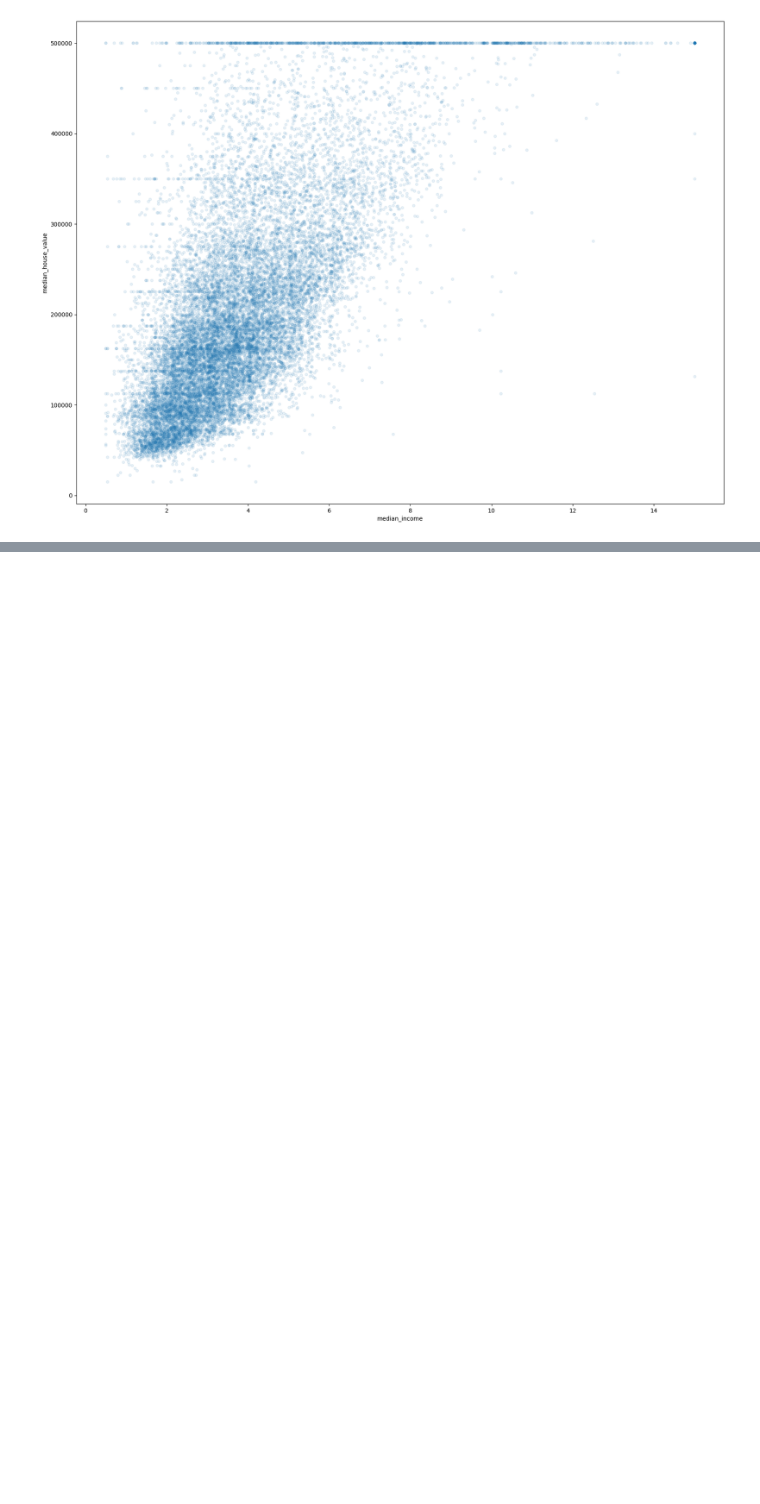
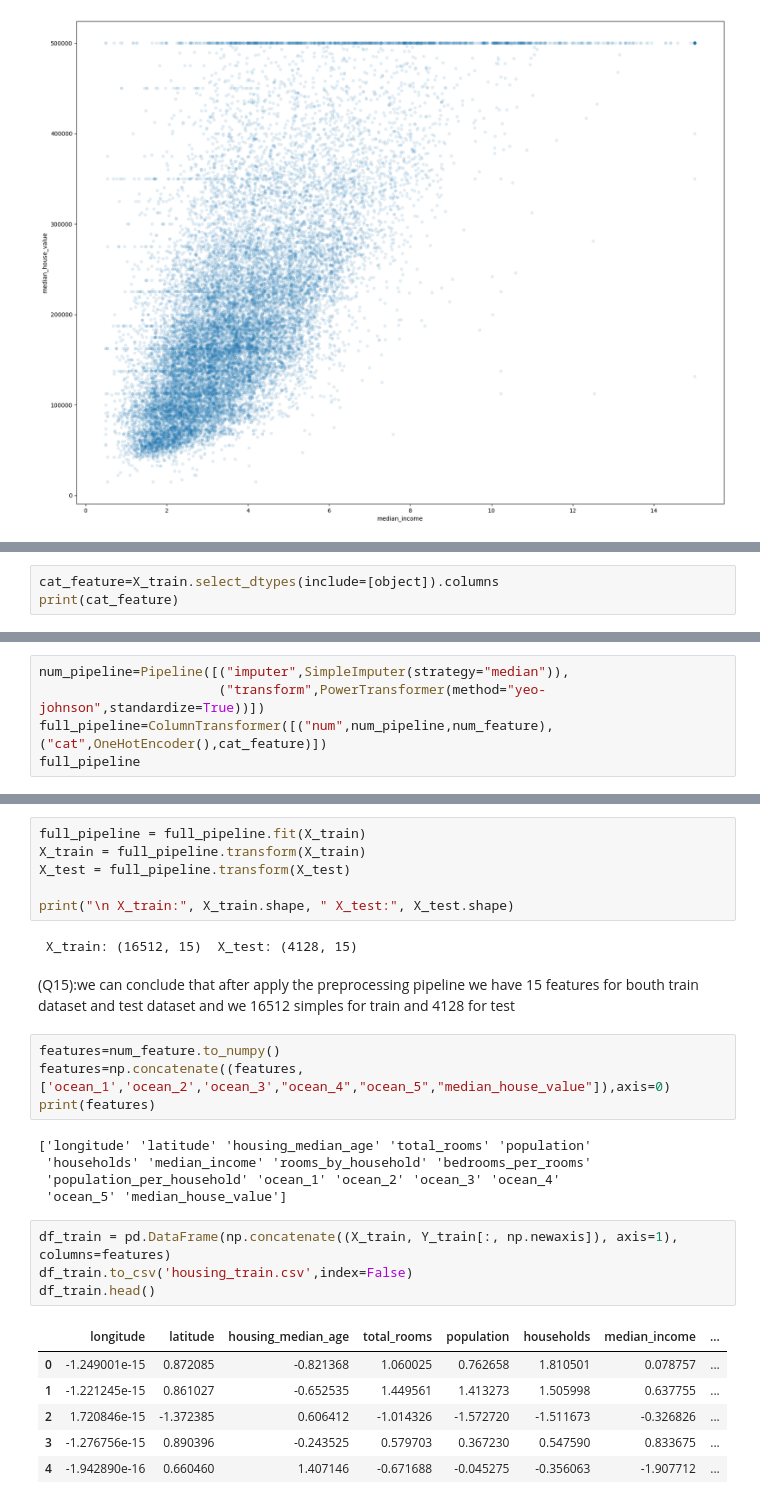
Before and after one commit to ahmed-khalil-omrani/Machine_Learning_Lab2, a Jupyter notebook: Lab2.ipynb, the cells around one changed output, grey strips where cells are left out. Cells and saved outputs as stored; diff of their text form; blank space fills up the shorter version.

```diff
--- a/Lab2.ipynb
+++ b/Lab2.ipynb
@@ -238,0 +364,3 @@ housing.plot(kind="scatter",x="median_income",y="median_house_value",figsize=(20
+# %%
+cat_feature=X_train.select_dtypes(include=[object]).columns
+print(cat_feature)
@@ -238,0 +369,5 @@ housing.plot(kind="scatter",x="median_income",y="median_house_value",figsize=(20
+# %%
+num_pipeline=Pipeline([("imputer",SimpleImputer(strategy="median")),
+                       ("transform",PowerTransformer(method="yeo-johnson",standardize=True))])
+full_pipeline=ColumnTransformer([("num",num_pipeline,num_feature),("cat",OneHotEncoder(),cat_feature)])
+full_pipeline
@@ -238,0 +400,31 @@ housing.plot(kind="scatter",x="median_income",y="median_house_value",figsize=(20
+# %%
+full_pipeline = full_pipeline.fit(X_train)
+X_train = full_pipeline.transform(X_train)
+X_test = full_pipeline.transform(X_test)
+
+print("\n X_train:", X_train.shape, " X_test:", X_test.shape)
+# %% [output]
+ X_train: (16512, 15)  X_test: (4128, 15)
+# %% [markdown]
+(Q15):we can conclude that after apply the preprocessing pipeline we have 15 features for bouth train dataset and test dataset
+and we 16512 simples for train and 4128 for test
+# %%
+features=num_feature.to_numpy()
+features=np.concatenate((features,['ocean_1','ocean_2','ocean_3',"ocean_4","ocean_5","median_house_value"]),axis=0)
+print(features)
+# %% [output]
+['longitude' 'latitude' 'housing_median_age' 'total_rooms' 'population'
+ 'households' 'median_income' 'rooms_by_household' 'bedrooms_per_rooms'
+ 'population_per_household' 'ocean_1' 'ocean_2' 'ocean_3' 'ocean_4'
+ 'ocean_5' 'median_house_value']
+# %%
+df_train = pd.DataFrame(np.concatenate((X_train, Y_train[:, np.newaxis]), axis=1), columns=features)
+df_train.to_csv('housing_train.csv',index=False)
+df_train.head()
+# %% [output]
+|  | longitude | latitude | housing_median_age | total_rooms | population | households | median_income | ... |
+| 0 | -1.249001e-15 | 0.872085 | -0.821368 | 1.060025 | 0.762658 | 1.810501 | 0.078757 | ... |
+| 1 | -1.221245e-15 | 0.861027 | -0.652535 | 1.449561 | 1.413273 | 1.505998 | 0.637755 | ... |
+| 2 | 1.720846e-15 | -1.372385 | 0.606412 | -1.014326 | -1.572720 | -1.511673 | -0.326826 | ... |
+| 3 | -1.276756e-15 | 0.890396 | -0.243525 | 0.579703 | 0.367230 | 0.547590 | 0.833675 | ... |
+| 4 | -1.942890e-16 | 0.660460 | 1.407146 | -0.671688 | -0.045275 | -0.356063 | -1.907712 | ... |
```
Also changed, not shown: parts of 22 cells of this notebook, 5 other files.
